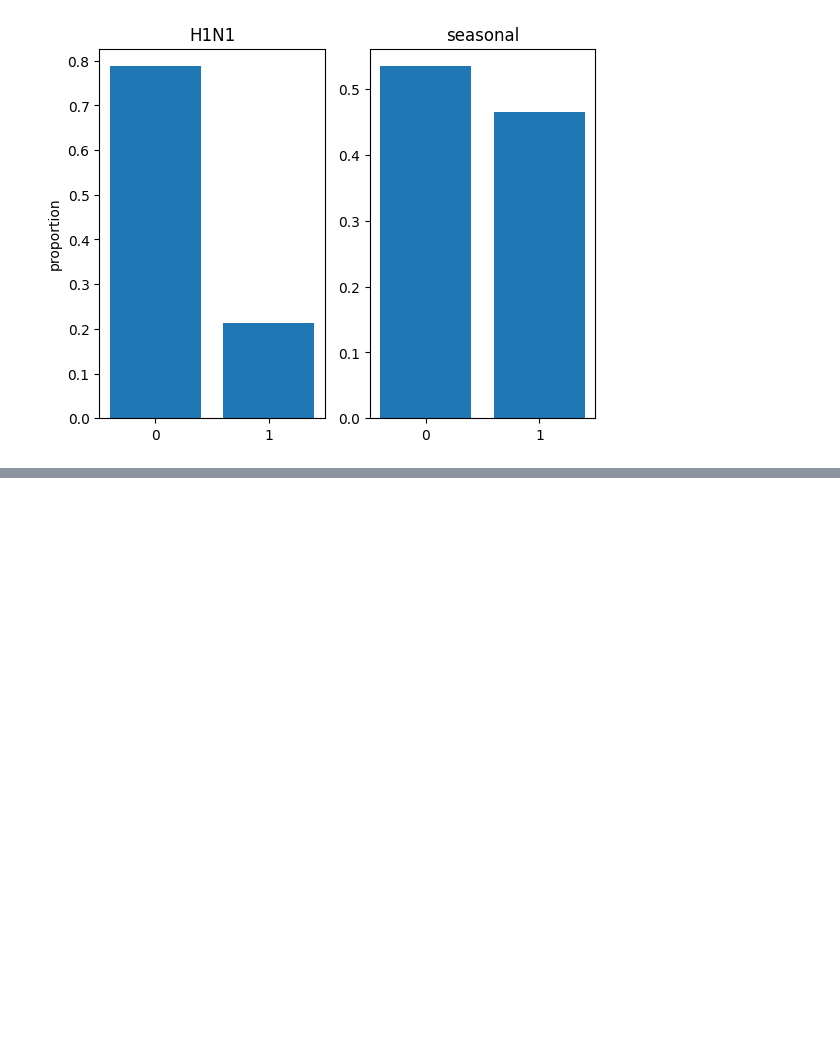
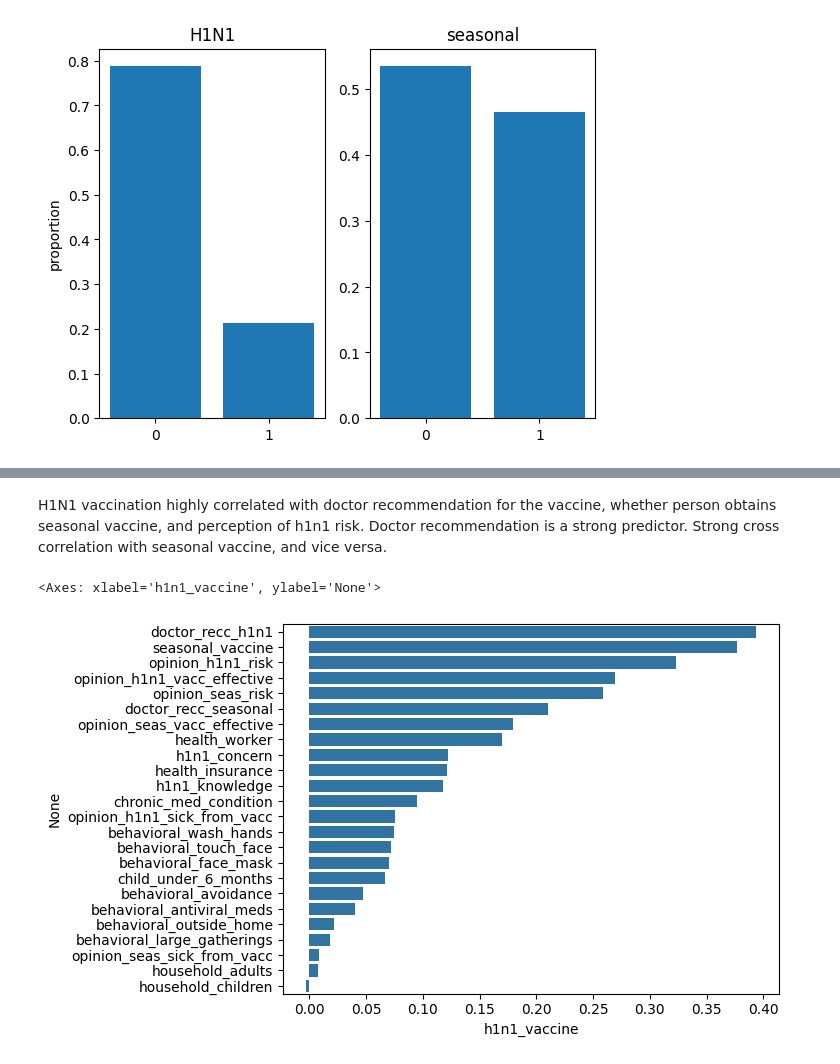
Before and after one commit to wylpdx808/flu-shot, a Jupyter notebook: flu-shot.ipynb, the cells around one changed output, grey strips where cells are left out. Saved outputs shown, nothing was run; the diff lists cells and outputs as text; code cells hidden in the pictures; blank space fills up the shorter version.

```diff
--- a/flu-shot.ipynb
+++ b/flu-shot.ipynb
@@ -187,0 +258,8 @@ proportions.plot.bar(stacked=True)
+# %% [markdown]
+H1N1 vaccination highly correlated with doctor recommendation for the vaccine, whether person obtains seasonal vaccine, and perception of h1n1 risk. Doctor recommendation is a strong predictor. Strong cross correlation with seasonal vaccine, and vice versa.
+# %%
+h1n1_corr = corr['h1n1_vaccine'].sort_values(ascending=False).drop(['h1n1_vaccine'])
+sns.barplot(x=h1n1_corr, y=h1n1_corr.index,orient='h')
+# %% [output]
+<Axes: xlabel='h1n1_vaccine', ylabel='None'>
+[figure, added]
```
Also changed, not shown: parts of 31 cells of this notebook, 1 other file.
